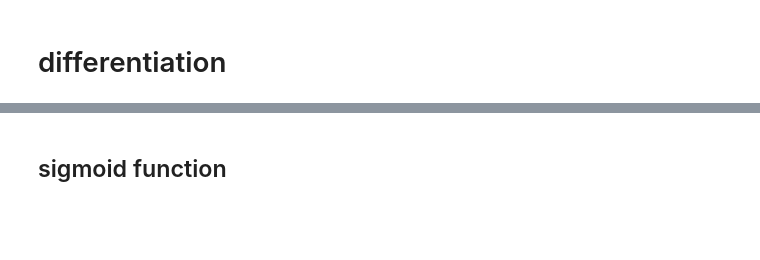
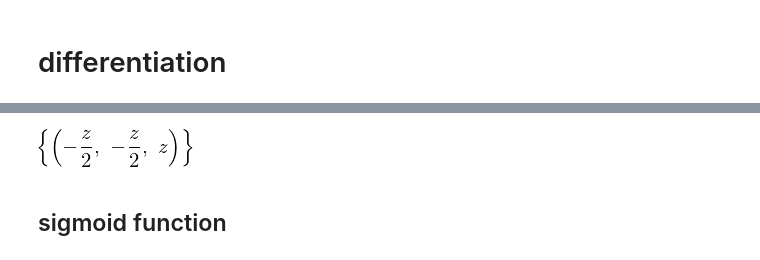
Before and after one commit to ComplicatedPhenomenon/IPython_training, a Jupyter notebook: SciPy/scipy/SymbolicComputation.ipynb, the cells around one changed output, grey strips where cells are left out. Drawn from its saved outputs; the diff is of its cells as text; code cells hidden in the pictures; blank space fills up the shorter version.

```diff
--- a/SciPy/scipy/SymbolicComputation.ipynb
+++ b/SciPy/scipy/SymbolicComputation.ipynb
@@ -57,3 +76,8 @@ diff(sin(x) * cos(y), x, 2, y, 2)
+# %%
+x, y, z = symbols('x y z')
+linsolve([x + y + z, x - y ], (x, y, z))
+# %% [output]
+[figure, added]
 # %% [markdown]
 ## sigmoid function
 # %%
```
Also changed, not shown: parts of 12 cells of this notebook, 3 other files.
